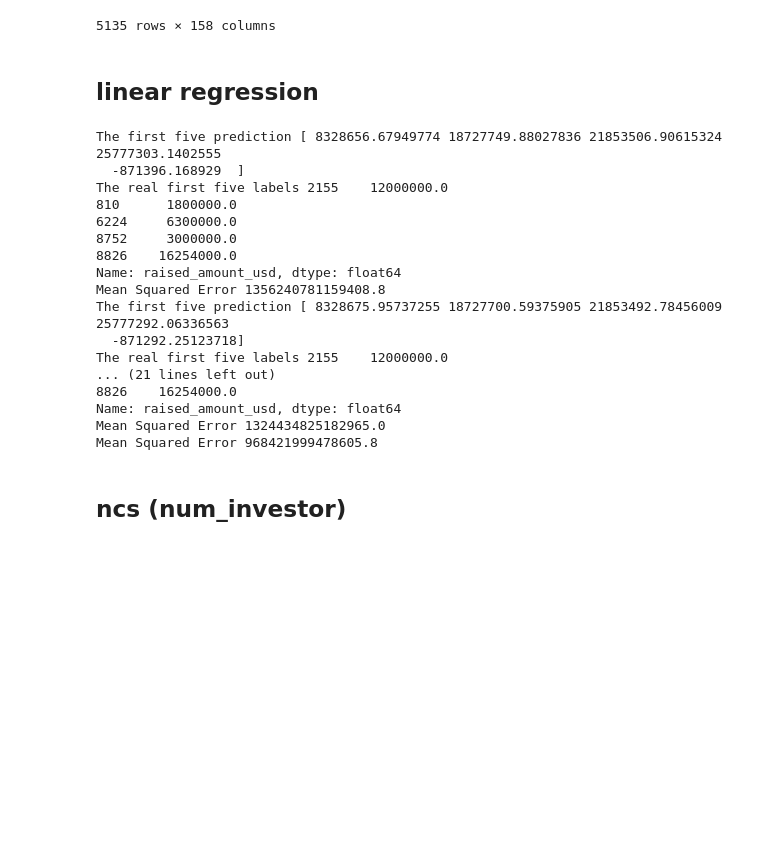
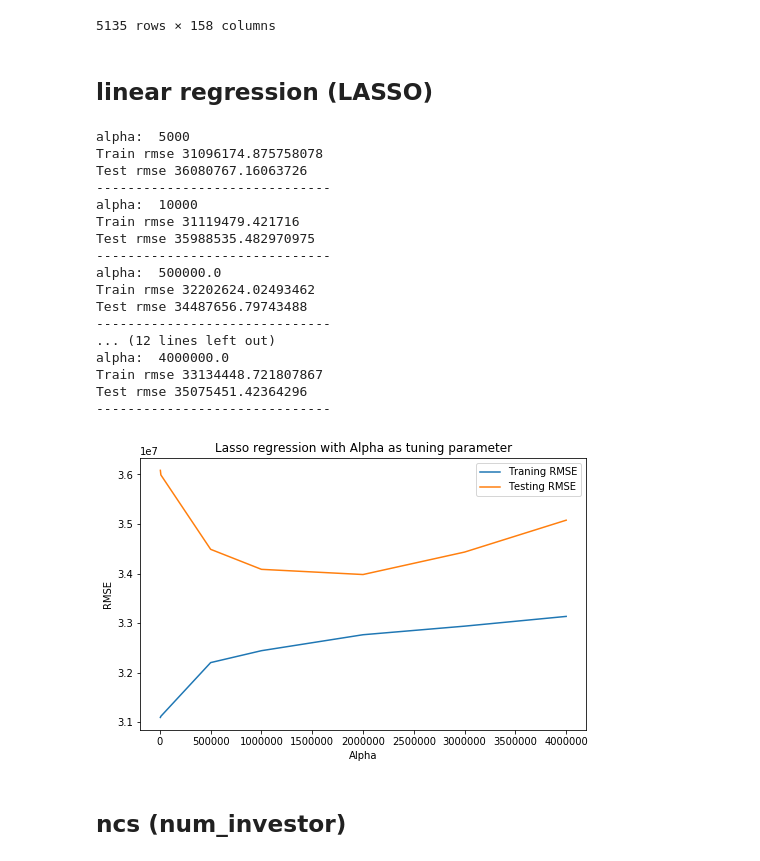
Before and after one commit to Mingxi-Huang/ORIE4740-FinalProject, a Jupyter notebook: regression_model_starter.ipynb, the cells around one changed output. Cells and saved outputs as stored; diff of their text form; code cells hidden in the pictures; blank space fills up the shorter version.

```diff
--- a/regression_model_starter.ipynb
+++ b/regression_model_starter.ipynb
@@ -88,43 +88,62 @@ X_train
 | 8766 | 5 | 2.0 | 4.0 | 0.0 | 0.0 | 0.0 | ... |
 5135 rows × 158 columns
 # %% [markdown]
-## linear regression
+## linear regression (LASSO)
 # %%
 from sklearn.linear_model import LinearRegression,ElasticNet
 import sklearn.metrics as metrics
 
-for i in [0.1, 1, 100,10000]:
+alpha = []
+tr_rmse = []
+test_rmse = []
+
+for i in [5000,10000, 5e5, 1e6, 2e6, 3e6, 4e6]:
     lr = ElasticNet(tol= 0.1,alpha= i, l1_ratio = 1.0)
     lr.fit(X_train, y_train)
+    alpha.append(i)
+    print("alpha: ",i)
+    y_pred = lr.predict(X_train)
+#     print("The first five prediction {}".format(y_pred[:5]))
+#     print("The real first five labels {}".format(y_test[:5]))
 
-    y_pred = lr.predict(X_val)
-    print("The first five prediction {}".format(y_pred[:5]))
-    print("The real first five labels {}".format(y_test[:5]))
+    rmse = np.sqrt(metrics.mean_squared_error(y_train, y_pred))
+    tr_rmse.append(rmse)
+    print("Train rmse {}".format(rmse))
 
-    mse = metrics.mean_squared_error(y_val, y_pred)
-    print("Mean Squared Error {}".format(mse))
-
-y_pred = lr.predict(X_train)
-mse = metrics.mean_squared_error(y_train, y_pred)
-print("Mean Squared Error {}".format(mse))
+    y_pred = lr.predict(X_test)
+    rmse = np.sqrt(metrics.mean_squared_error(y_test, y_pred))
+    test_rmse.append(rmse)
+    print("Test rmse {}".format(rmse))
+    print("-"*30)
 # %% [output]
-The first five prediction [ 8328656.67949774 18727749.88027836 21853506.90615324 25777303.1402555
-  -871396.168929  ]
-The real first five labels 2155    12000000.0
-810      1800000.0
-6224     6300000.0
-8752     3000000.0
-8826    16254000.0
-Name: raised_amount_usd, dtype: float64
-Mean Squared Error 1356240781159408.8
-The first five prediction [ 8328675.95737255 18727700.59375905 21853492.78456009 25777292.06336563
-  -871292.25123718]
-The real first five labels 2155    12000000.0
-... (21 lines left out)
-8826    16254000.0
-Name: raised_amount_usd, dtype: float64
-Mean Squared Error 1324434825182965.0
-Mean Squared Error 968421999478605.8
+alpha:  5000
+Train rmse 31096174.875758078
+Test rmse 36080767.16063726
+------------------------------
+alpha:  10000
+Train rmse 31119479.421716
+Test rmse 35988535.482970975
+------------------------------
+alpha:  500000.0
+Train rmse 32202624.02493462
+Test rmse 34487656.79743488
+------------------------------
+... (12 lines left out)
+alpha:  4000000.0
+Train rmse 33134448.721807867
+Test rmse 35075451.42364296
+------------------------------
+# %%
+plt.figure(figsize=(8,5))
+plt.plot(alpha,tr_rmse, label="Traning RMSE")
+plt.plot(alpha,test_rmse, label="Testing RMSE")
+plt.xlabel("Alpha")
+plt.ylabel("RMSE")
+plt.title("Lasso regression with Alpha as tuning parameter")
+plt.legend()
+plt.show()
+# %% [output]
+[figure, added]
 # %% [markdown]
 ## ncs (num_investor)
 # %%
```
Also changed, not shown: parts of 3 cells of this notebook.
